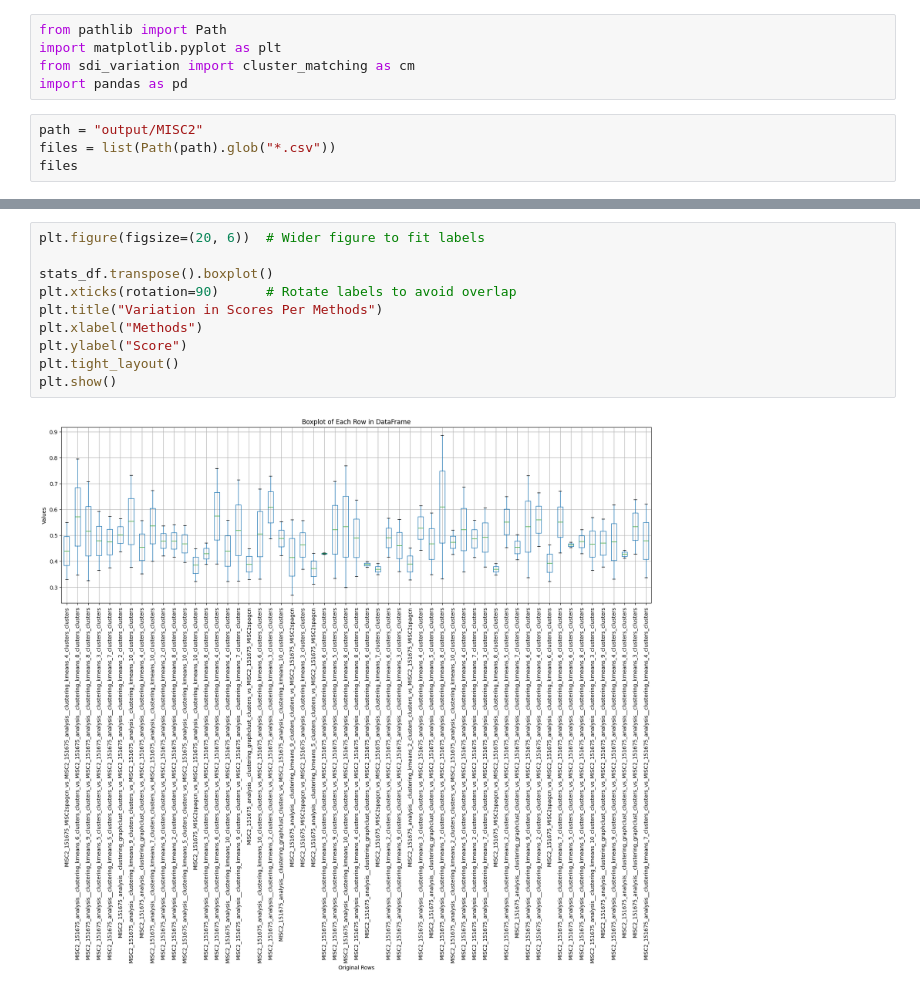
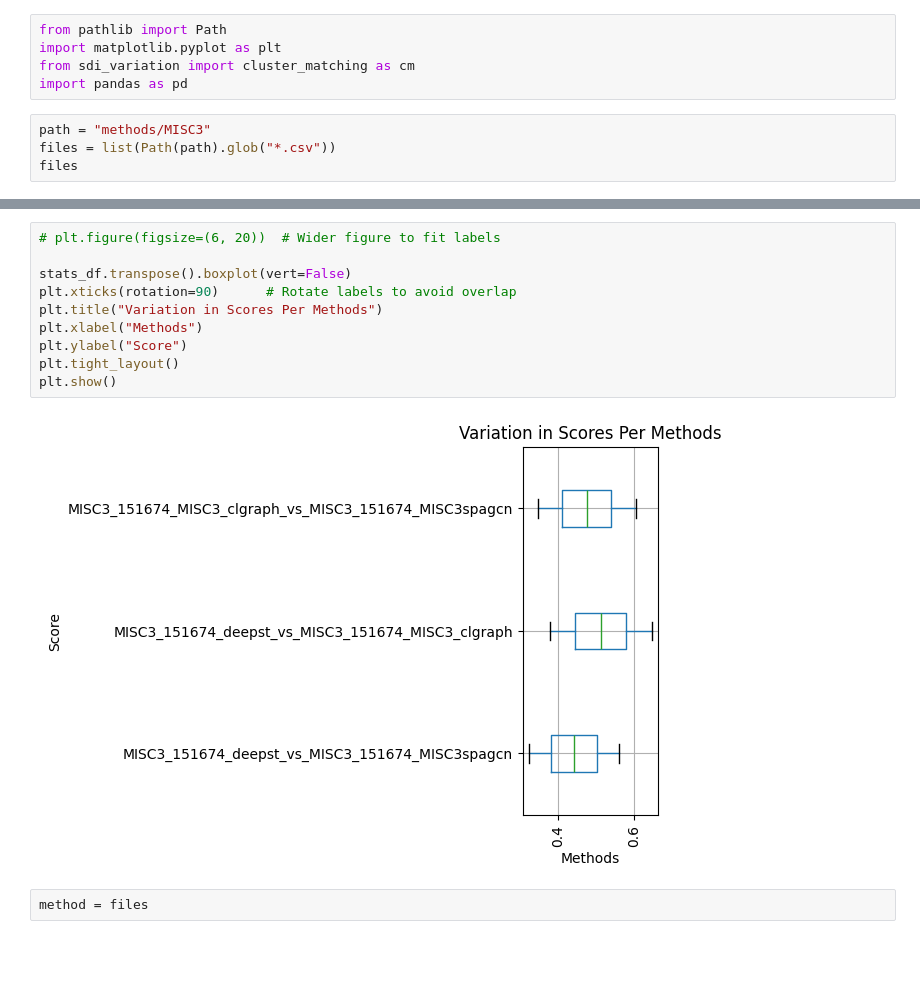
Before and after one commit to ivonr7/cmpt415_spatial_domain_variability, a Jupyter notebook: notebooks/method_dice_scores.ipynb, the cells around one changed output, grey strips where cells are left out. Cells and saved outputs as stored; diff of their text form; blank space fills up the shorter version.

Commit message:
visualized variation in mrdice scores

```diff
--- a/notebooks/method_dice_scores.ipynb
+++ b/notebooks/method_dice_scores.ipynb
@@ -4,7 +4,7 @@ import matplotlib.pyplot as plt
 from sdi_variation import cluster_matching as cm
 import pandas as pd
 # %%
-path = "output/MISC2"
+path = "methods/MISC3"
 files = list(Path(path).glob("*.csv"))
 files
 # %% [output]
@@ -50,12 +34,14 @@ stats_df.head()
 # %%
-plt.figure(figsize=(20, 6))  # Wider figure to fit labels
+# plt.figure(figsize=(6, 20))  # Wider figure to fit labels
 
-stats_df.transpose().boxplot()
+stats_df.transpose().boxplot(vert=False)
 plt.xticks(rotation=90)      # Rotate labels to avoid overlap
 plt.title("Variation in Scores Per Methods")
 plt.xlabel("Methods")
 plt.ylabel("Score")
 plt.tight_layout()
 plt.show()
 # %% [output]
-[figure, old version]
+[figure, new version]
+# %%
+method = files
```
Also changed, not shown: parts of 8 cells of this notebook.
